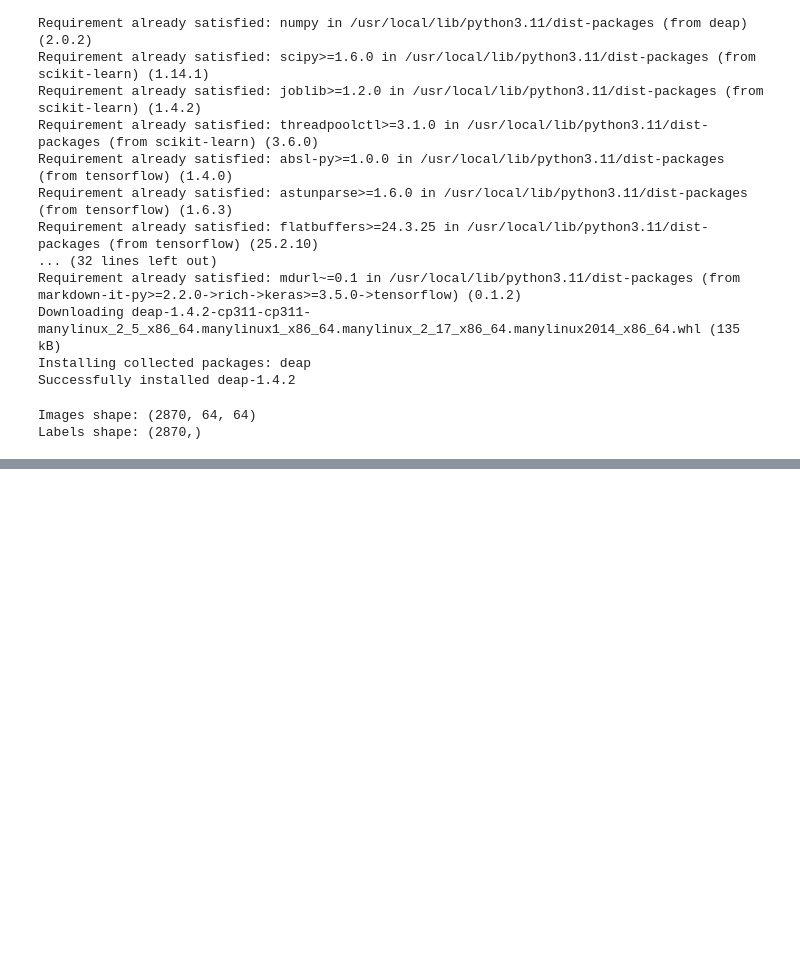
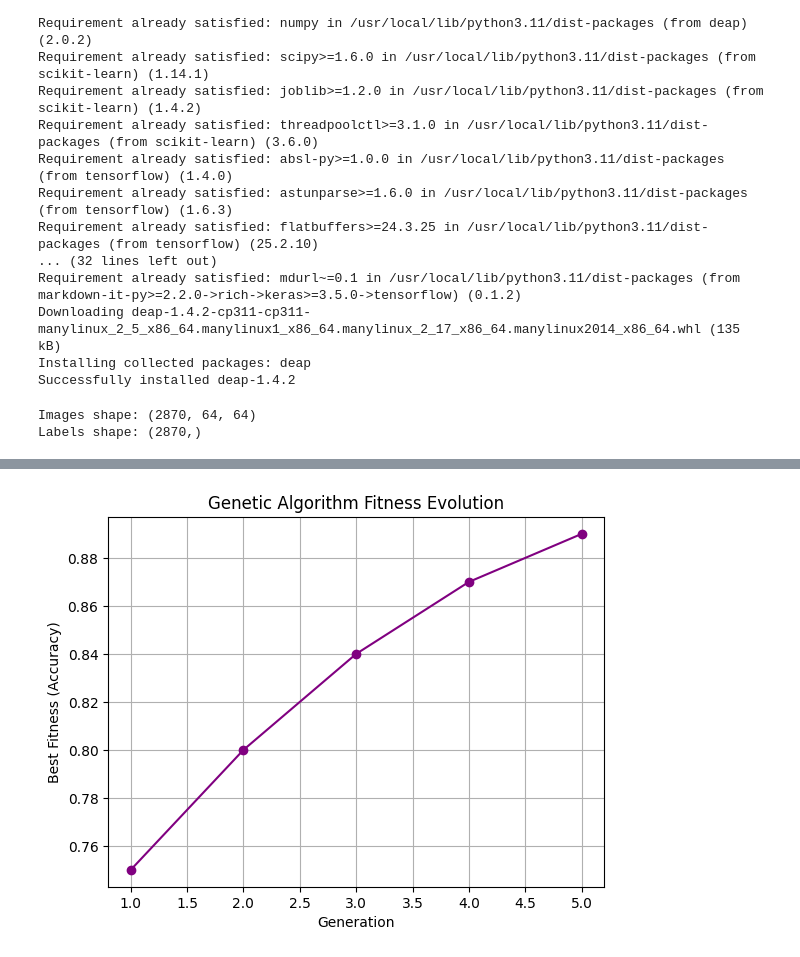
Before and after one commit to VardhanVelamakanni/Brain-Tumor-GeneticAlgorithm-SVM-CNN, a Jupyter notebook: Brain_Tumor(SVM,CNN,GA).ipynb, the cells around one changed output, grey strips where cells are left out. Drawn from its saved outputs; the diff is of its cells as text; code cells hidden in the pictures; blank space fills up the shorter version.

```diff
--- a/Brain_Tumor(SVM,CNN,GA).ipynb
+++ b/Brain_Tumor(SVM,CNN,GA).ipynb
@@ -499,0 +554,14 @@ plt.show()
+# %%
+import matplotlib.pyplot as plt
+
+# Replace with your actual fitness scores from each generation
+ga_fitness = [0.75, 0.80, 0.84, 0.87, 0.89]
+
+plt.plot(range(1, len(ga_fitness)+1), ga_fitness, marker='o', linestyle='-', color='purple')
+plt.title("Genetic Algorithm Fitness Evolution")
+plt.xlabel("Generation")
+plt.ylabel("Best Fitness (Accuracy)")
+plt.grid(True)
+plt.show()
+# %% [output]
+[figure, added]
```
Also changed, not shown: parts of 22 cells of this notebook.
